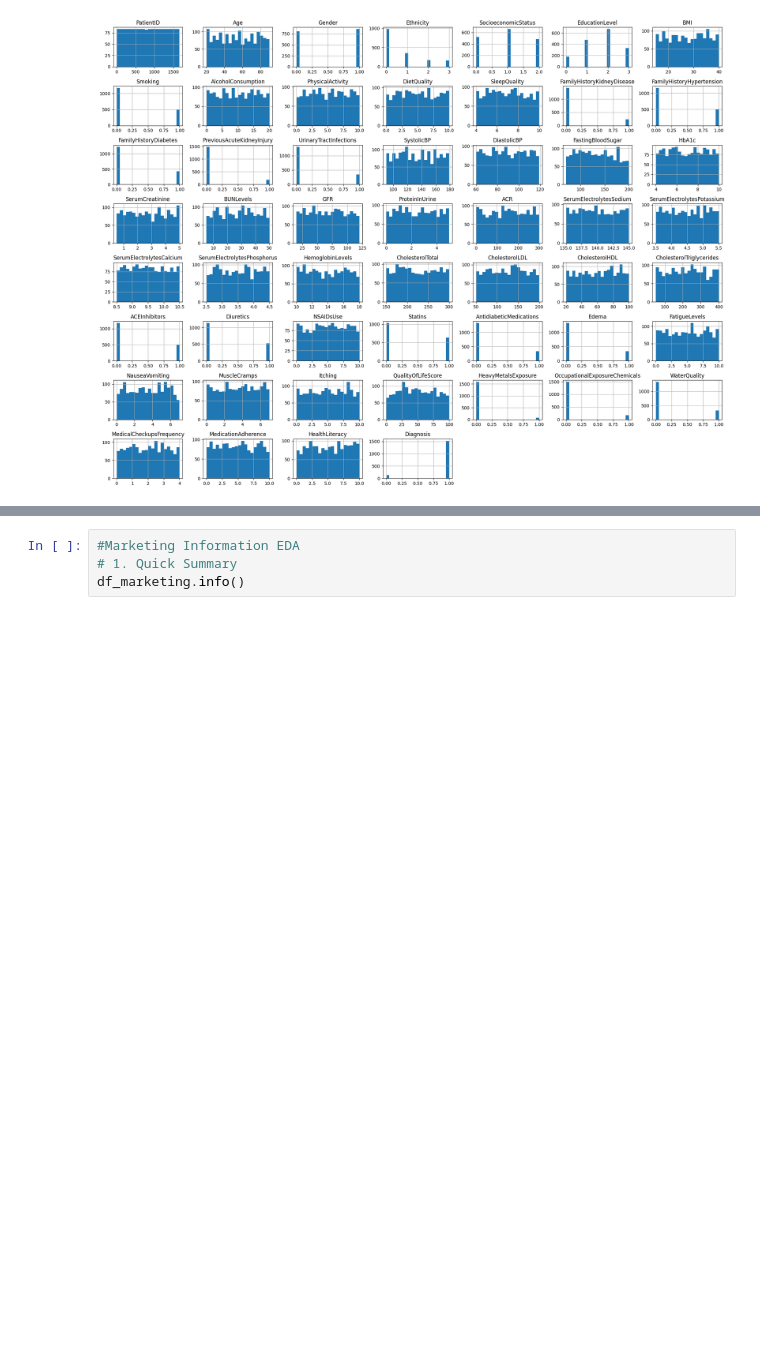
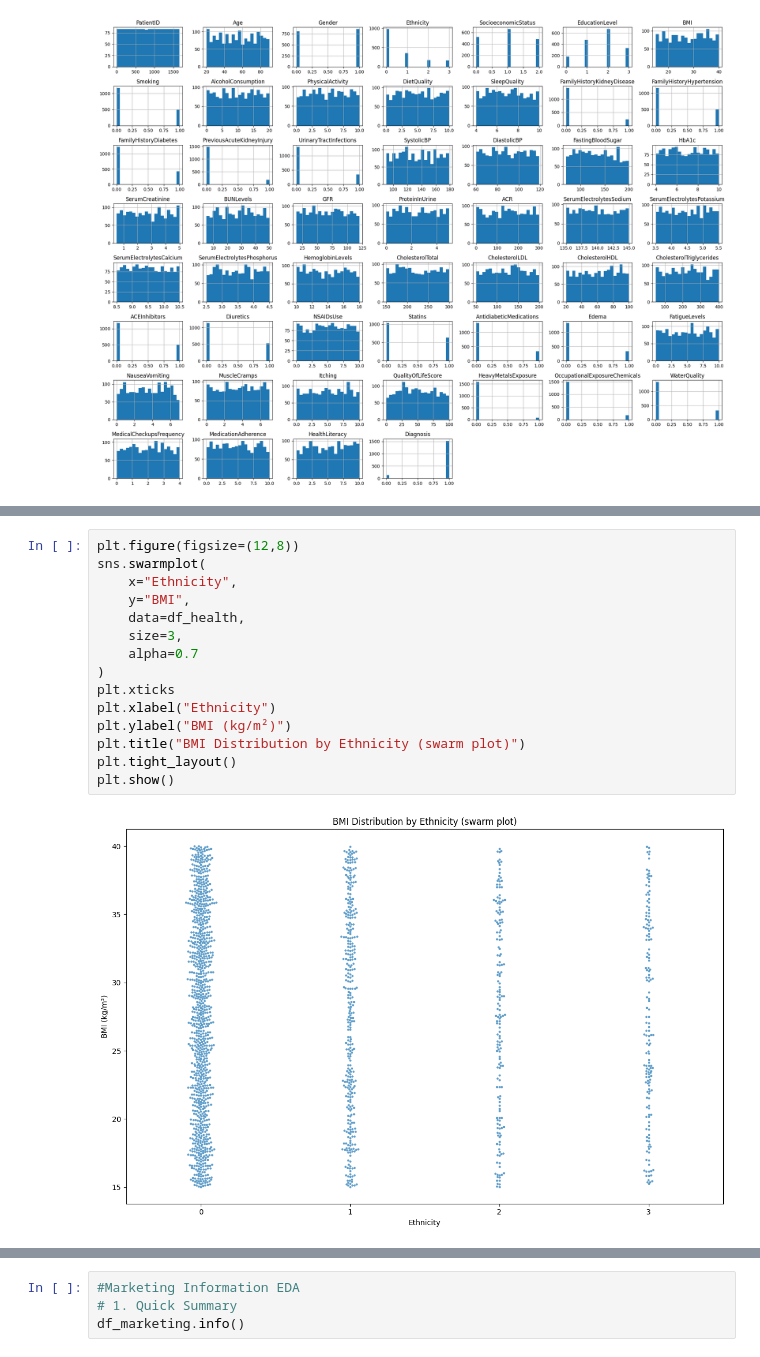
Before and after one commit to tlevash23/DX699, a Jupyter notebook: OMDS-ModB2-Week2-Levash-Tim.ipynb, the cells around one changed output, grey strips where cells are left out. Cells and saved outputs as stored; diff of their text form; blank space fills up the shorter version.

```diff
--- a/OMDS-ModB2-Week2-Levash-Tim.ipynb
+++ b/OMDS-ModB2-Week2-Levash-Tim.ipynb
@@ -187,0 +228,17 @@ plt.show()
+# %%
+plt.figure(figsize=(12,8))
+sns.swarmplot(
+    x="Ethnicity",
+    y="BMI",
+    data=df_health,
+    size=3,
+    alpha=0.7
+)
+plt.xticks
+plt.xlabel("Ethnicity")
+plt.ylabel("BMI (kg/m²)")
+plt.title("BMI Distribution by Ethnicity (swarm plot)")
+plt.tight_layout()
+plt.show()
+# %% [output]
+[figure, added]
```
Also changed, not shown: parts of 4 cells of this notebook.
